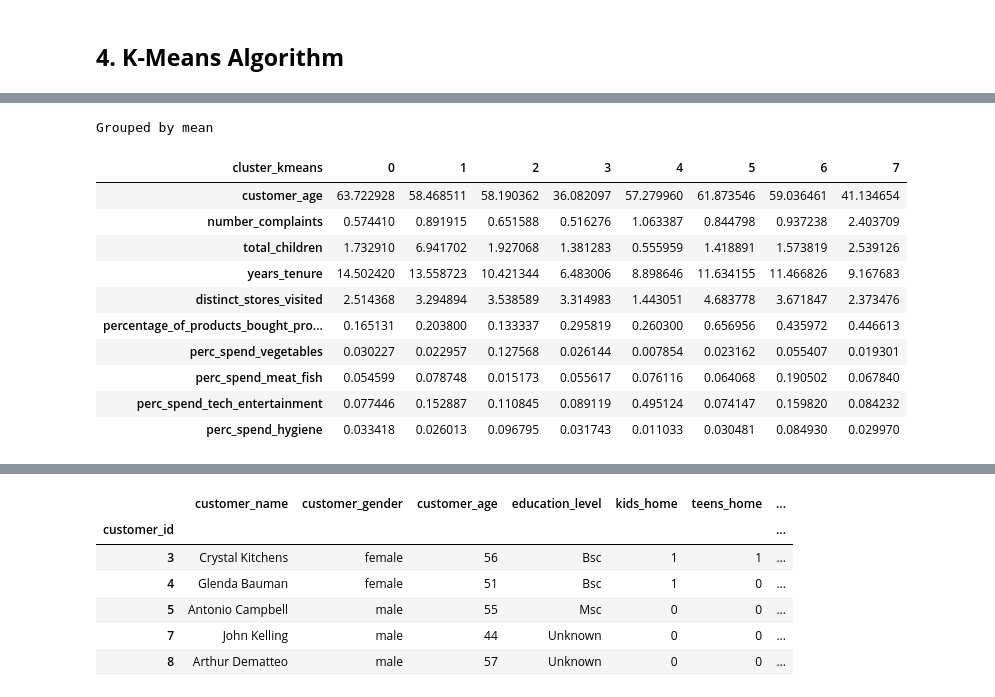
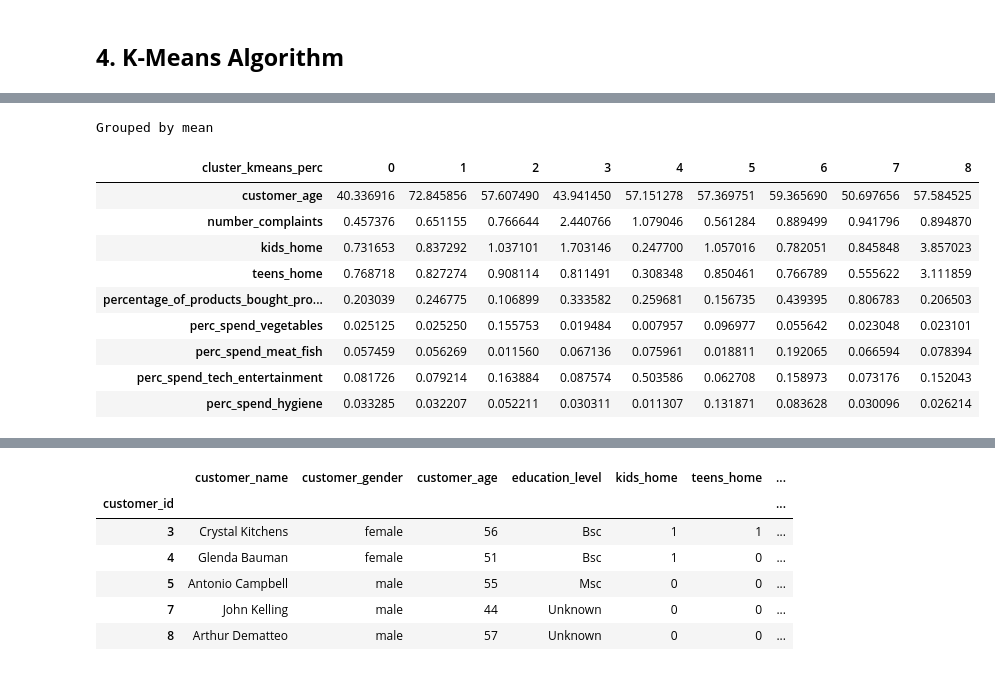
Before and after one commit to tiago2806/ml_project, a Jupyter notebook: notebooks/03_modelling.ipynb, the cells around one changed output, grey strips where cells are left out. Saved outputs shown, nothing was run; the diff lists cells and outputs as text; code cells hidden in the pictures.

```diff
--- a/notebooks/03_modelling.ipynb
+++ b/notebooks/03_modelling.ipynb
@@ -169,15 +190,14 @@ KMeans(n_init=10, random_state=0)
 # %%
-cluster_groupby(X_perc,cluster_kmeans= 'cluster_kmeans', method= 'mean')
+cluster_groupby(X_perc, cluster_kmeans= 'cluster_kmeans_perc', method= 'mean')
 # %% [output]
 Grouped by mean
-| cluster_kmeans | 0 | 1 | 2 | 3 | 4 | 5 | 6 | 7 |
-| customer_age | 63.722928 | 58.468511 | 58.190362 | 36.082097 | 57.279960 | 61.873546 | 59.036461 | 41.134654 |
-| number_complaints | 0.574410 | 0.891915 | 0.651588 | 0.516276 | 1.063387 | 0.844798 | 0.937238 | 2.403709 |
-| total_children | 1.732910 | 6.941702 | 1.927068 | 1.381283 | 0.555959 | 1.418891 | 1.573819 | 2.539126 |
-| years_tenure | 14.502420 | 13.558723 | 10.421344 | 6.483006 | 8.898646 | 11.634155 | 11.466826 | 9.167683 |
-| distinct_stores_visited | 2.514368 | 3.294894 | 3.538589 | 3.314983 | 1.443051 | 4.683778 | 3.671847 | 2.373476 |
-| percentage_of_products_bought_pro... | 0.165131 | 0.203800 | 0.133337 | 0.295819 | 0.260300 | 0.656956 | 0.435972 | 0.446613 |
-| perc_spend_vegetables | 0.030227 | 0.022957 | 0.127568 | 0.026144 | 0.007854 | 0.023162 | 0.055407 | 0.019301 |
-| perc_spend_meat_fish | 0.054599 | 0.078748 | 0.015173 | 0.055617 | 0.076116 | 0.064068 | 0.190502 | 0.067840 |
-| perc_spend_tech_entertainment | 0.077446 | 0.152887 | 0.110845 | 0.089119 | 0.495124 | 0.074147 | 0.159820 | 0.084232 |
-| perc_spend_hygiene | 0.033418 | 0.026013 | 0.096795 | 0.031743 | 0.011033 | 0.030481 | 0.084930 | 0.029970 |
+| cluster_kmeans_perc | 0 | 1 | 2 | 3 | 4 | 5 | 6 | 7 | 8 |
+| customer_age | 40.336916 | 72.845856 | 57.607490 | 43.941450 | 57.151278 | 57.369751 | 59.365690 | 50.697656 | 57.584525 |
+| number_complaints | 0.457376 | 0.651155 | 0.766644 | 2.440766 | 1.079046 | 0.561284 | 0.889499 | 0.941796 | 0.894870 |
+| kids_home | 0.731653 | 0.837292 | 1.037101 | 1.703146 | 0.247700 | 1.057016 | 0.782051 | 0.845848 | 3.857023 |
+| teens_home | 0.768718 | 0.827274 | 0.908114 | 0.811491 | 0.308348 | 0.850461 | 0.766789 | 0.555622 | 3.111859 |
+| percentage_of_products_bought_pro... | 0.203039 | 0.246775 | 0.106899 | 0.333582 | 0.259681 | 0.156735 | 0.439395 | 0.806783 | 0.206503 |
+| perc_spend_vegetables | 0.025125 | 0.025250 | 0.155753 | 0.019484 | 0.007957 | 0.096977 | 0.055642 | 0.023048 | 0.023101 |
+| perc_spend_meat_fish | 0.057459 | 0.056269 | 0.011560 | 0.067136 | 0.075961 | 0.018811 | 0.192065 | 0.066594 | 0.078394 |
+| perc_spend_tech_entertainment | 0.081726 | 0.079214 | 0.163884 | 0.087574 | 0.503586 | 0.062708 | 0.158973 | 0.073176 | 0.152043 |
+| perc_spend_hygiene | 0.033285 | 0.032207 | 0.052211 | 0.030311 | 0.011307 | 0.131871 | 0.083628 | 0.030096 | 0.026214 |
```
Also changed, not shown: parts of 41 cells of this notebook, 1 other file.
